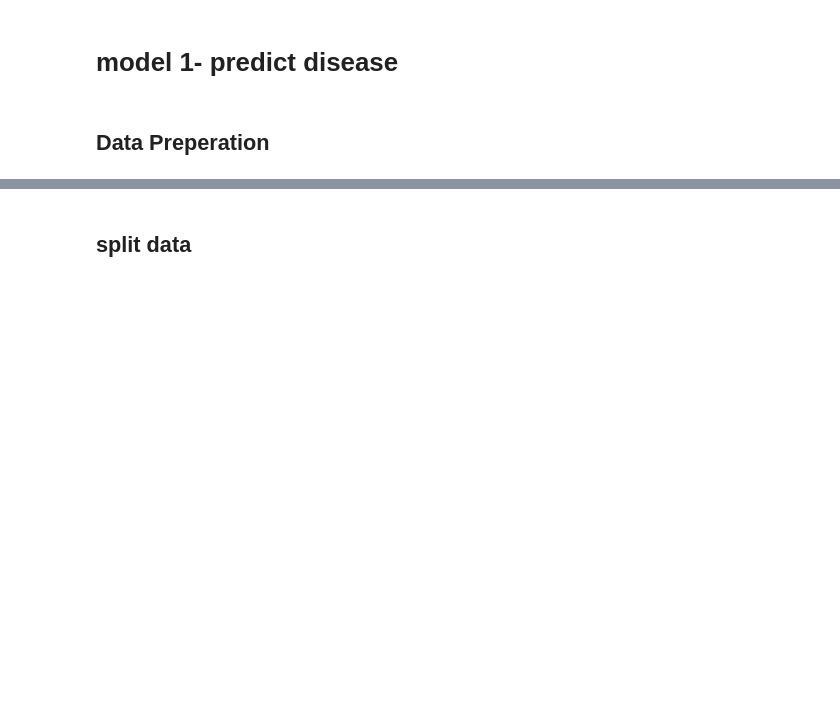
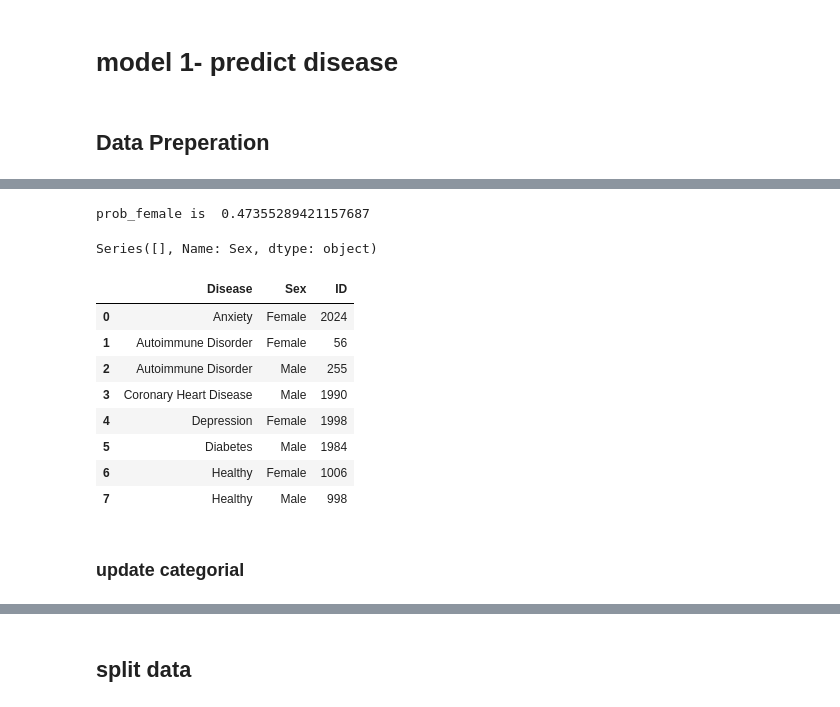
Before and after one commit to itayBactizan/Clalit, a Jupyter notebook: app/DiseaseDetection.ipynb, the cells around one changed output, grey strips where cells are left out. Cells and saved outputs as stored; diff of their text form; code cells hidden in the pictures; blank space fills up the shorter version.

```diff
--- a/app/DiseaseDetection.ipynb
+++ b/app/DiseaseDetection.ipynb
@@ -289,0 +341,22 @@ plt.show()
+# %%
+fill_nulls_in_sex(df_disease)
+# %% [output]
+prob_female is  0.47355289421157687
+# %%
+df_disease.loc[df_disease['Sex'].isnull(), 'Sex']
+# %% [output]
+Series([], Name: Sex, dtype: object)
+# %%
+df_disease.groupby(['Disease','Sex'],dropna=False)['ID'].count().reset_index()
+# %% [output]
+|  | Disease | Sex | ID |
+| 0 | Anxiety | Female | 2024 |
+| 1 | Autoimmune Disorder | Female | 56 |
+| 2 | Autoimmune Disorder | Male | 255 |
+| 3 | Coronary Heart Disease | Male | 1990 |
+| 4 | Depression | Female | 1998 |
+| 5 | Diabetes | Male | 1984 |
+| 6 | Healthy | Female | 1006 |
+| 7 | Healthy | Male | 998 |
+# %% [markdown]
+### update categorial
```
Also changed, not shown: parts of 64 cells of this notebook, 1 other file.
